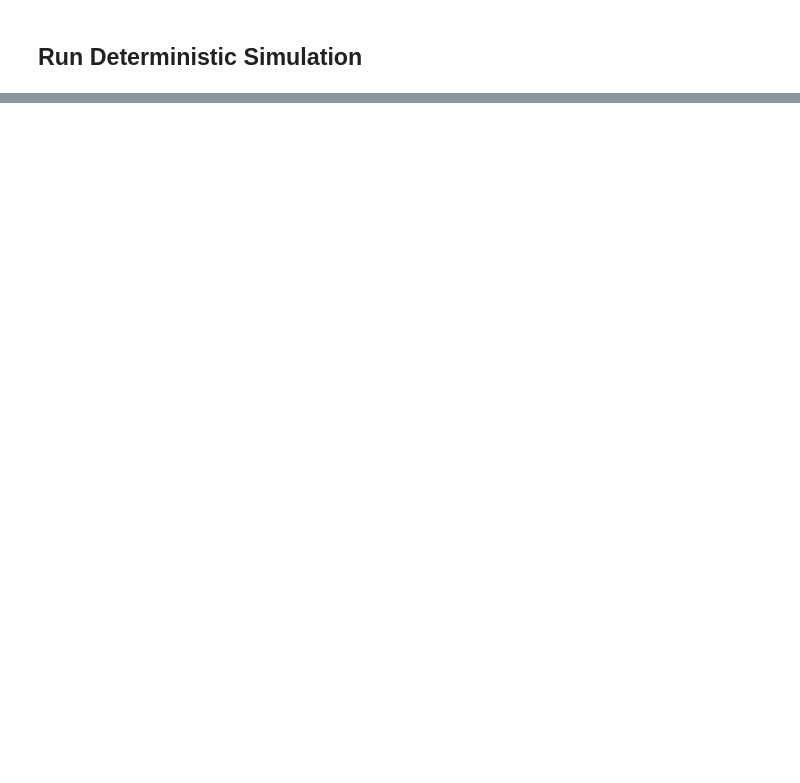
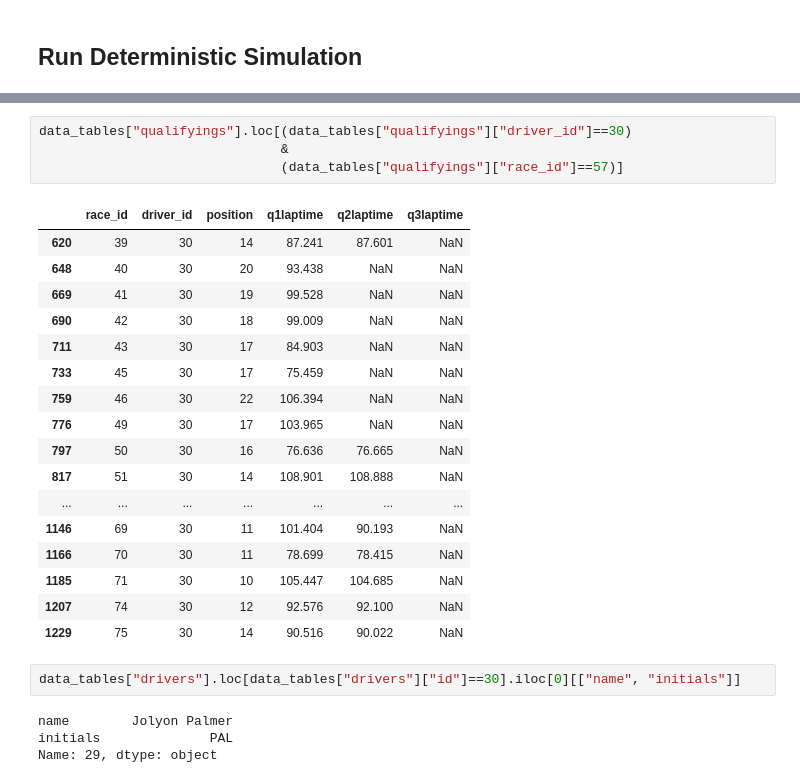
Before and after one commit to emy-olivieri/Formula_1_Race_Time_Simulation_and_Strategy_Optimization, a Jupyter notebook: notebooks/analyse_run.ipynb, the cells around one changed output, grey strips where cells are left out. Cells and saved outputs as stored; diff of their text form; blank space fills up the shorter version.

```diff
--- a/notebooks/analyse_run.ipynb
+++ b/notebooks/analyse_run.ipynb
@@ -158,0 +176,28 @@ Simulation completed for: YasMarina
+# %%
+data_tables["qualifyings"].loc[(data_tables["qualifyings"]["driver_id"]==30)
+                               &
+                               (data_tables["qualifyings"]["race_id"]==57)]
+# %% [output]
+|  | race_id | driver_id | position | q1laptime | q2laptime | q3laptime |
+| 620 | 39 | 30 | 14 | 87.241 | 87.601 | NaN |
+| 648 | 40 | 30 | 20 | 93.438 | NaN | NaN |
+| 669 | 41 | 30 | 19 | 99.528 | NaN | NaN |
+| 690 | 42 | 30 | 18 | 99.009 | NaN | NaN |
+| 711 | 43 | 30 | 17 | 84.903 | NaN | NaN |
+| 733 | 45 | 30 | 17 | 75.459 | NaN | NaN |
+| 759 | 46 | 30 | 22 | 106.394 | NaN | NaN |
+| 776 | 49 | 30 | 17 | 103.965 | NaN | NaN |
+| 797 | 50 | 30 | 16 | 76.636 | 76.665 | NaN |
+| 817 | 51 | 30 | 14 | 108.901 | 108.888 | NaN |
+| ... | ... | ... | ... | ... | ... | ... |
+| 1146 | 69 | 30 | 11 | 101.404 | 90.193 | NaN |
+| 1166 | 70 | 30 | 11 | 78.699 | 78.415 | NaN |
+| 1185 | 71 | 30 | 10 | 105.447 | 104.685 | NaN |
+| 1207 | 74 | 30 | 12 | 92.576 | 92.100 | NaN |
+| 1229 | 75 | 30 | 14 | 90.516 | 90.022 | NaN |
+# %%
+data_tables["drivers"].loc[data_tables["drivers"]["id"]==30].iloc[0][["name", "initials"]]
+# %% [output]
+name        Jolyon Palmer
+initials              PAL
+Name: 29, dtype: object
```
Also changed, not shown: parts of 7 cells of this notebook, 8 other files.
